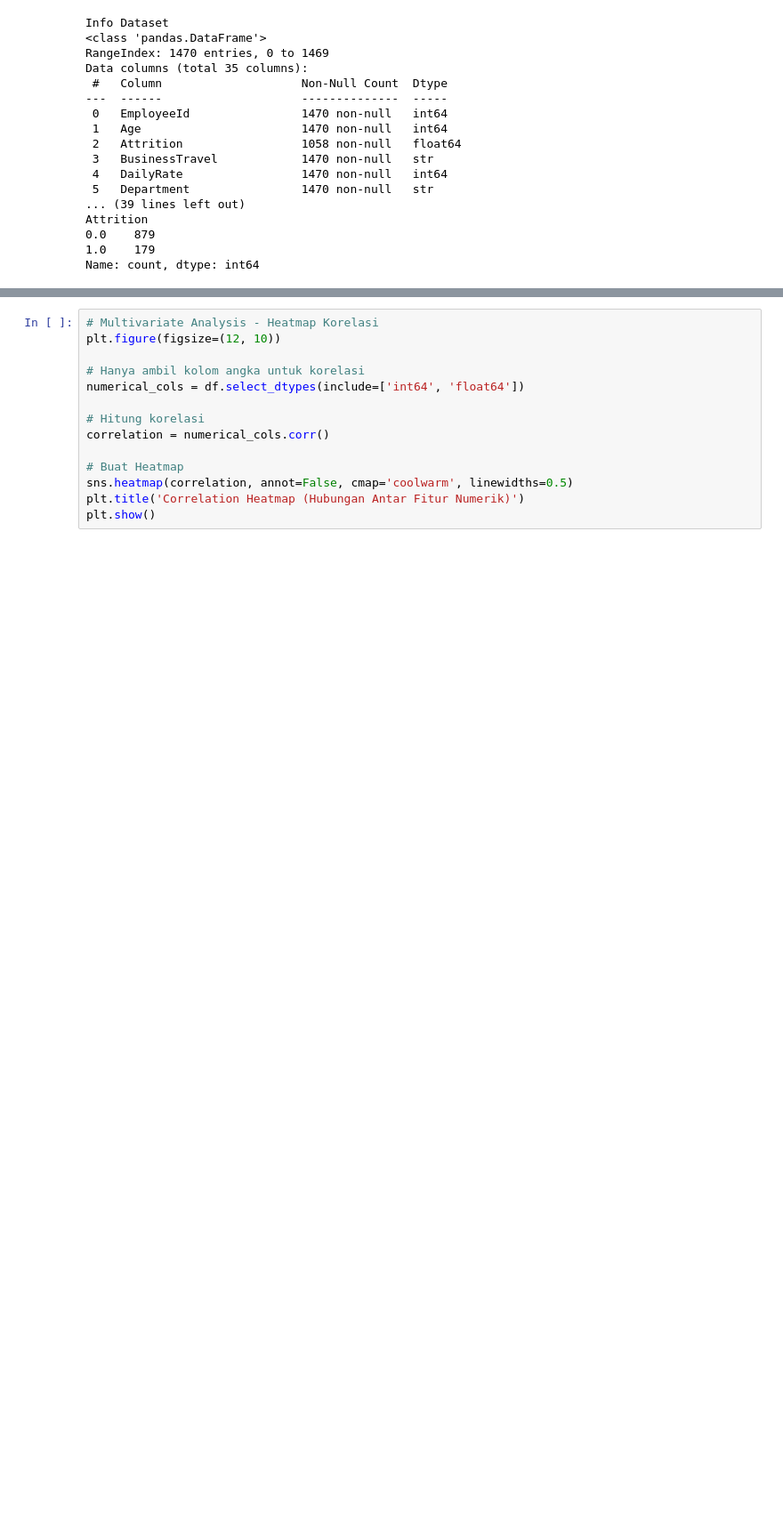
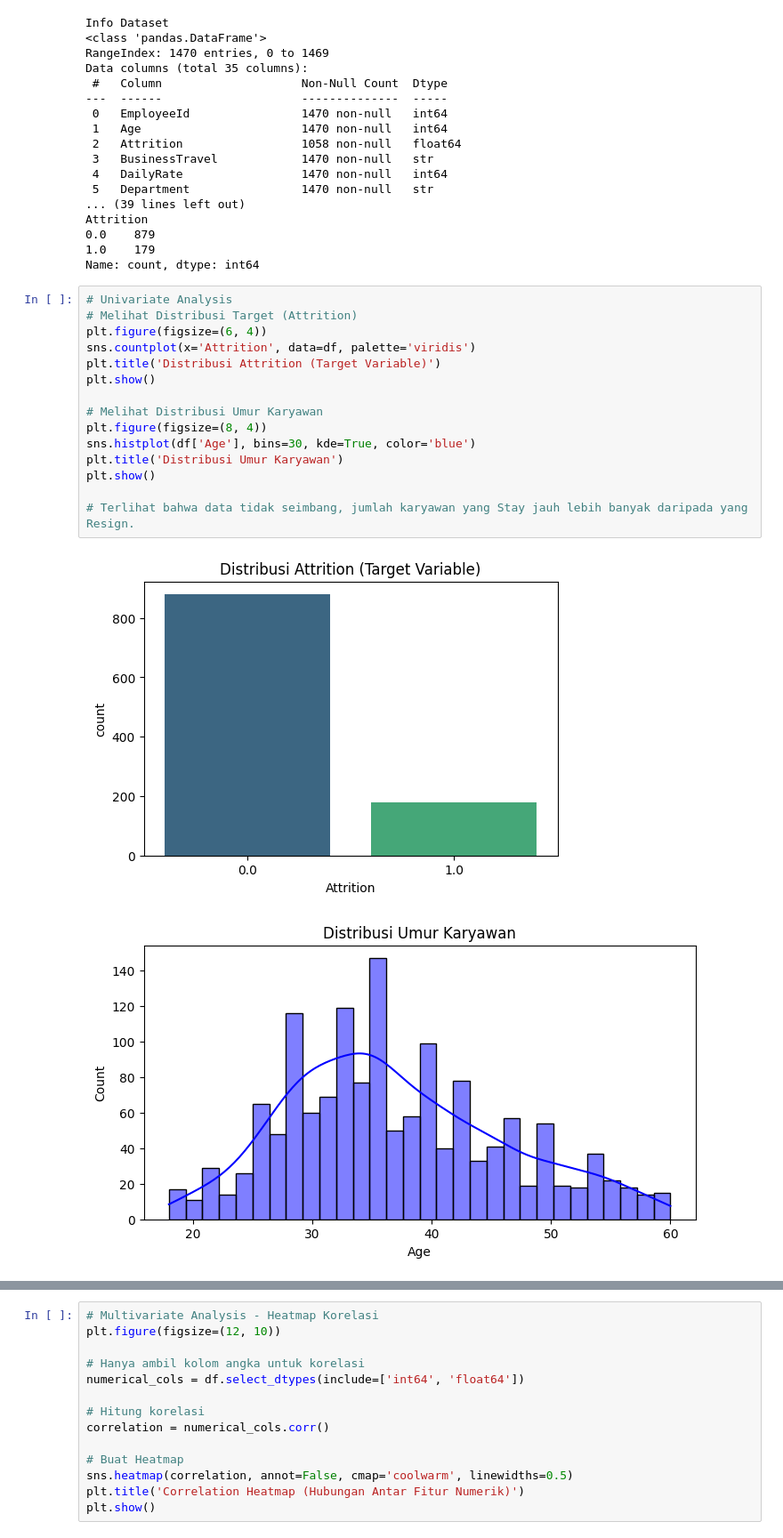
Before and after one commit to maxcorazon/Tugas_AnalisisKaryawan_JayaJayaMaju, a Jupyter notebook: notebook.ipynb, the cells around one changed output, grey strips where cells are left out. Shown at 89% size. Cells and saved outputs as stored; diff of their text form; blank space fills up the shorter version.

```diff
--- a/notebook.ipynb
+++ b/notebook.ipynb
@@ -79,3 +79,21 @@ Attrition
 0.0    879
 1.0    179
 Name: count, dtype: int64
+# %%
+# Univariate Analysis
+# Melihat Distribusi Target (Attrition)
+plt.figure(figsize=(6, 4))
+sns.countplot(x='Attrition', data=df, palette='viridis')
+plt.title('Distribusi Attrition (Target Variable)')
+plt.show()
+
+# Melihat Distribusi Umur Karyawan
+plt.figure(figsize=(8, 4))
+sns.histplot(df['Age'], bins=30, kde=True, color='blue')
+plt.title('Distribusi Umur Karyawan')
+plt.show()
+
+# Terlihat bahwa data tidak seimbang, jumlah karyawan yang Stay jauh lebih banyak daripada yang Resign.
+# %% [output]
+[figure, added]
+[figure, added]
```
Also changed, not shown: parts of 2 cells of this notebook, 2 other files.
